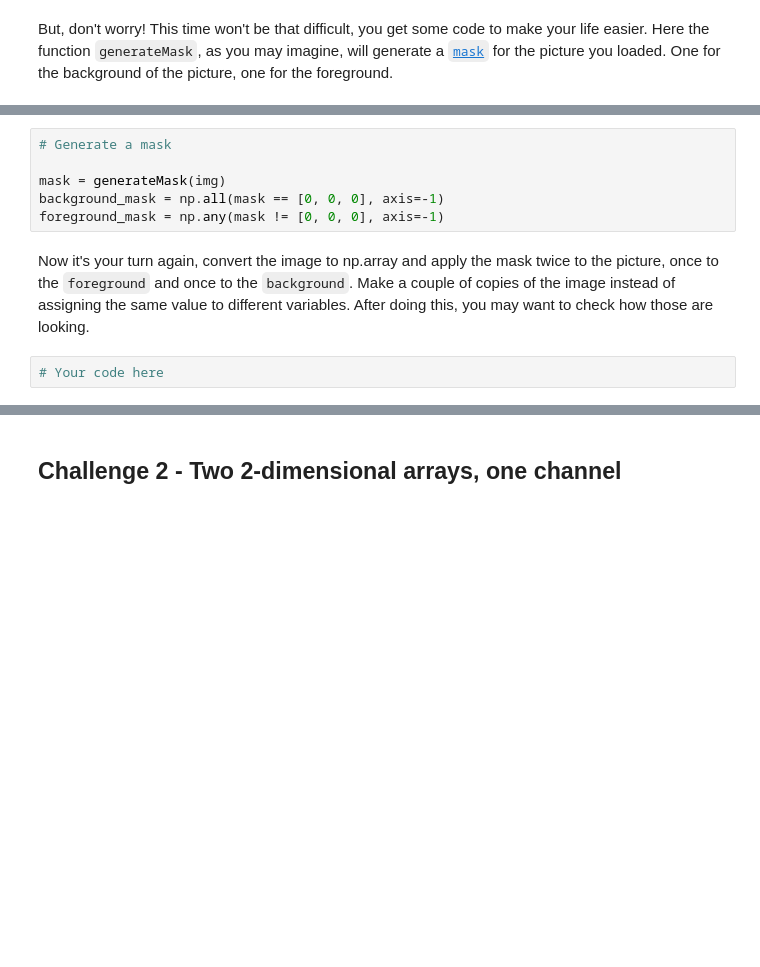
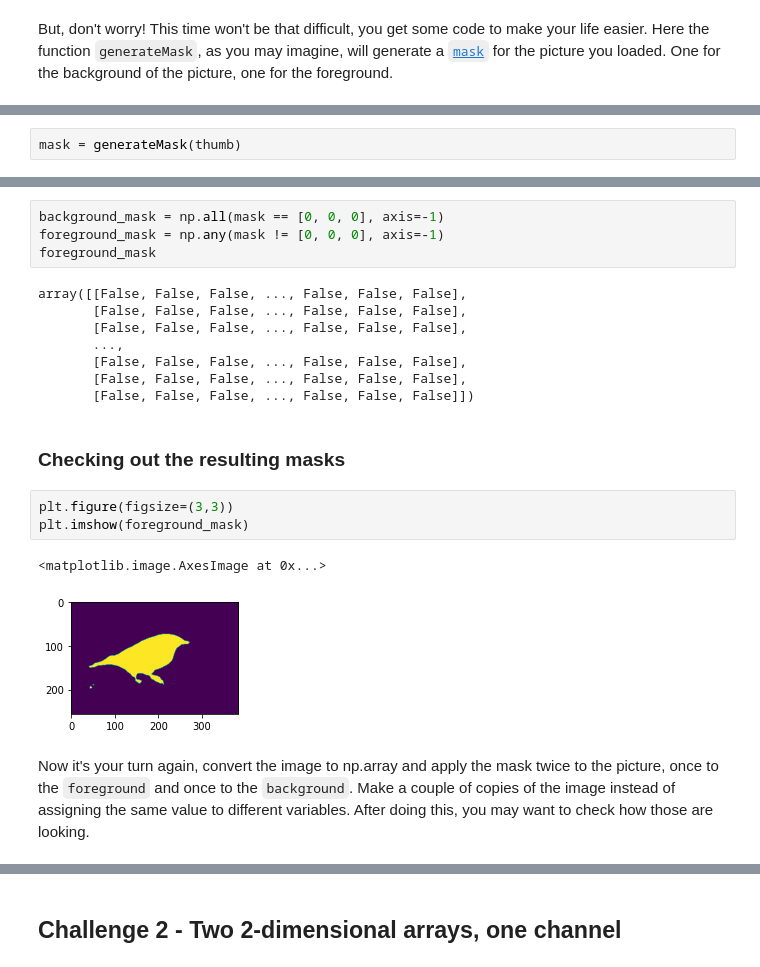
Before and after one commit to rihp/lab-image-segmentation, a Jupyter notebook: main.ipynb, the cells around one changed output, grey strips where cells are left out. Cells and saved outputs as stored; diff of their text form; blank space fills up the shorter version.

```diff
--- a/main.ipynb
+++ b/main.ipynb
@@ -71,0 +205,2 @@ Here the function `generateMask`, as you may imagine, will generate a [`mask`](h
+# %%
+mask = generateMask(thumb)
@@ -72,10 +237,22 @@ Here the function `generateMask`, as you may imagine, will generate a [`mask`](h
 # %%
-# Generate a mask
-
-mask = generateMask(img)
 background_mask = np.all(mask == [0, 0, 0], axis=-1)
 foreground_mask = np.any(mask != [0, 0, 0], axis=-1)
+foreground_mask
+# %% [output]
+array([[False, False, False, ..., False, False, False],
+       [False, False, False, ..., False, False, False],
+       [False, False, False, ..., False, False, False],
+       ...,
+       [False, False, False, ..., False, False, False],
+       [False, False, False, ..., False, False, False],
+       [False, False, False, ..., False, False, False]])
+# %% [markdown]
+### Checking out the resulting masks
+# %%
+plt.figure(figsize=(3,3))
+plt.imshow(foreground_mask)
+# %% [output]
+<matplotlib.image.AxesImage at 0x...>
+[figure, added]
 # %% [markdown]
 Now it's your turn again, convert the image to np.array and apply the mask twice to the picture, once to the `foreground` and once to the `background`. Make a couple of copies of the image instead of assigning the same value to different variables. After doing this, you may want to check how those are looking.
-# %%
-# Your code here
```
Also changed, not shown: parts of 19 cells of this notebook, 1 other file.
